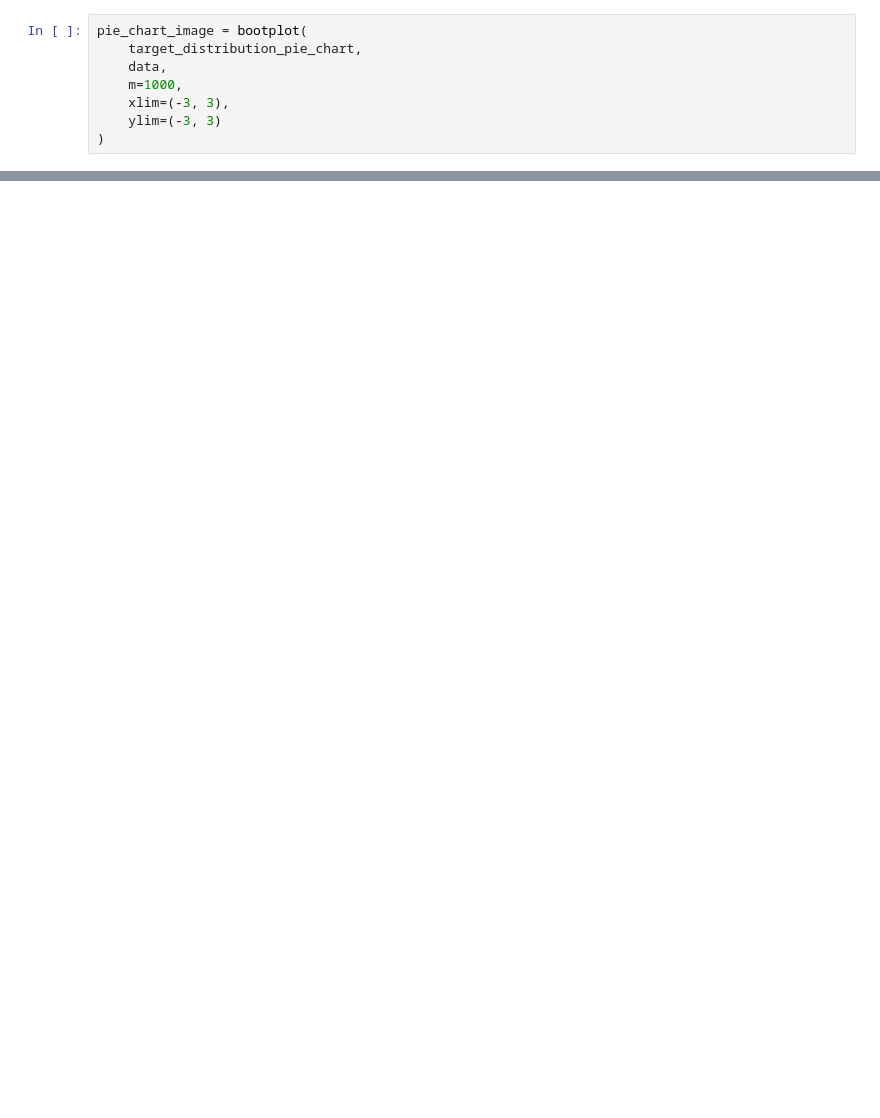
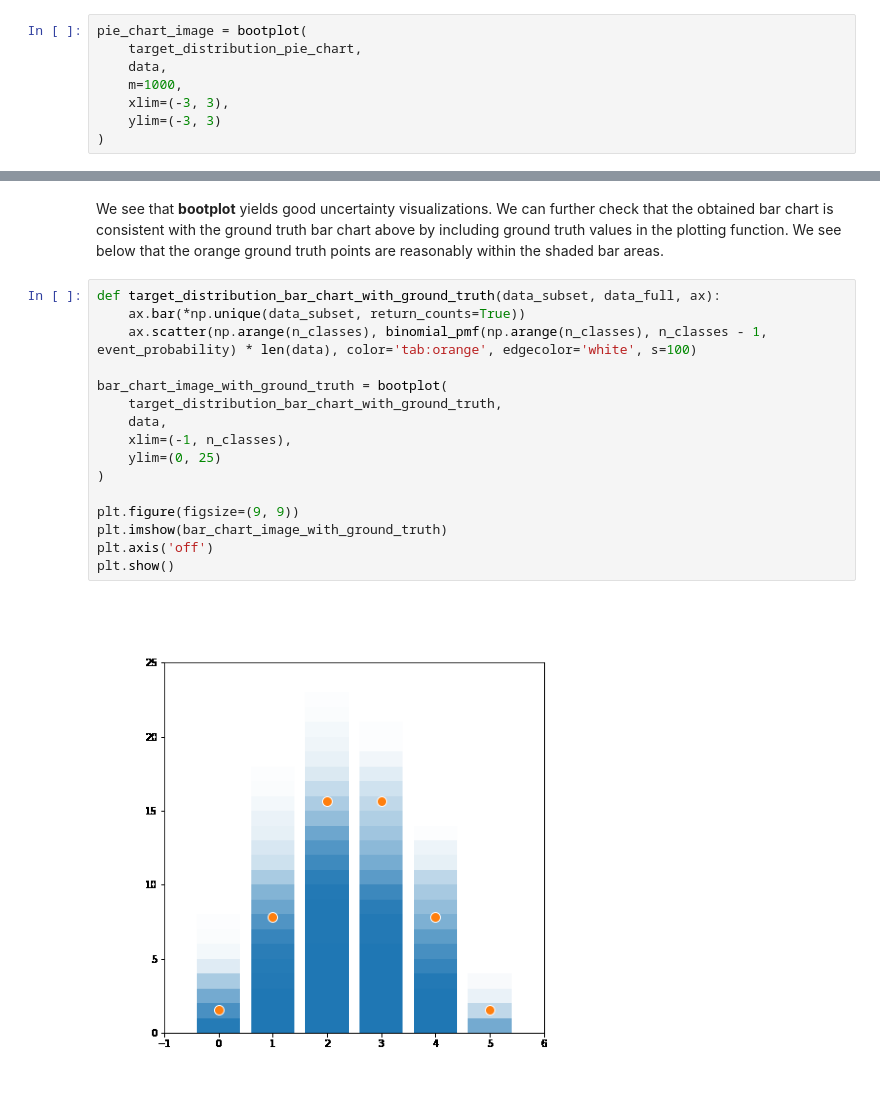
Before and after one commit to davidnabergoj/bootplot, a Jupyter notebook: examples/notebooks/categorical_data.ipynb, the cells around one changed output, grey strips where cells are left out. Cells and saved outputs as stored; diff of their text form; blank space fills up the shorter version.

```diff
--- a/examples/notebooks/categorical_data.ipynb
+++ b/examples/notebooks/categorical_data.ipynb
@@ -94,0 +116,20 @@ plt.show()
+# %% [markdown]
+We see that **bootplot** yields good uncertainty visualizations. We can further check that the obtained bar chart is consistent with the ground truth bar chart above by including ground truth values in the plotting function. We see below that the orange ground truth points are reasonably within the shaded bar areas.
+# %%
+def target_distribution_bar_chart_with_ground_truth(data_subset, data_full, ax):
+    ax.bar(*np.unique(data_subset, return_counts=True))
+    ax.scatter(np.arange(n_classes), binomial_pmf(np.arange(n_classes), n_classes - 1, event_probability) * len(data), color='tab:orange', edgecolor='white', s=100)
+
+bar_chart_image_with_ground_truth = bootplot(
+    target_distribution_bar_chart_with_ground_truth,
+    data,
+    xlim=(-1, n_classes),
+    ylim=(0, 25)
+)
+
+plt.figure(figsize=(9, 9))
+plt.imshow(bar_chart_image_with_ground_truth)
+plt.axis('off')
+plt.show()
+# %% [output]
+[figure, added]
```
Also changed, not shown: parts of 11 cells of this notebook.
